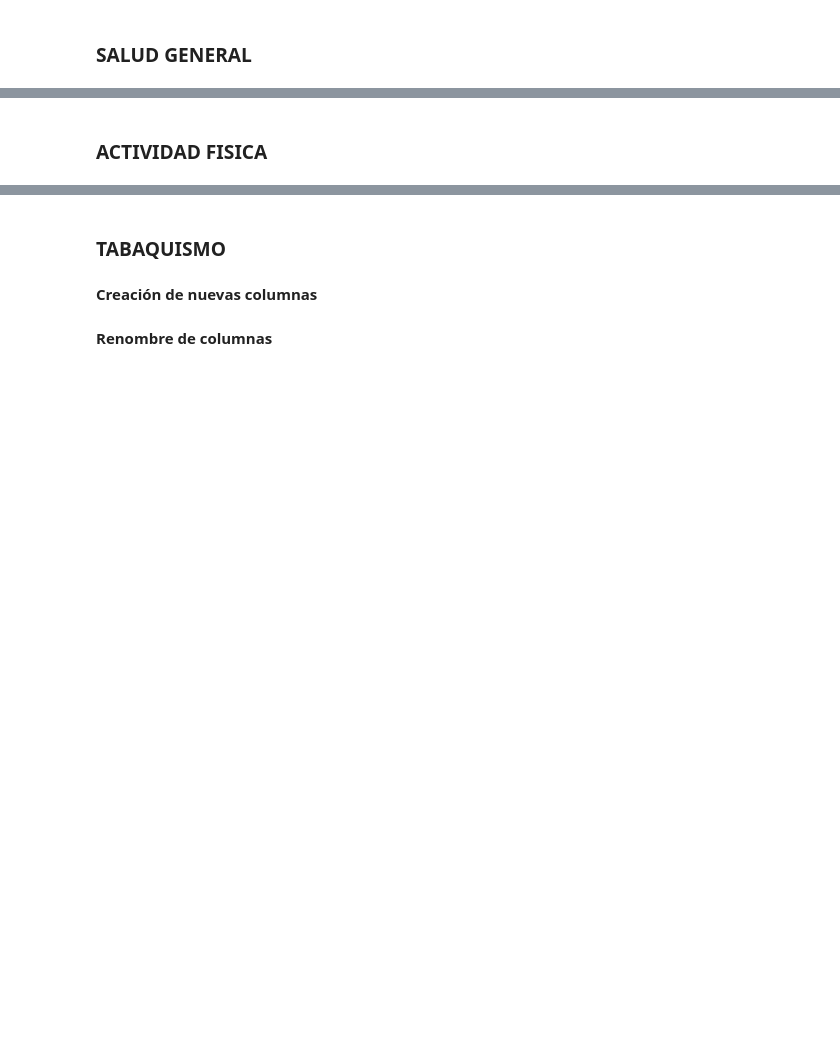
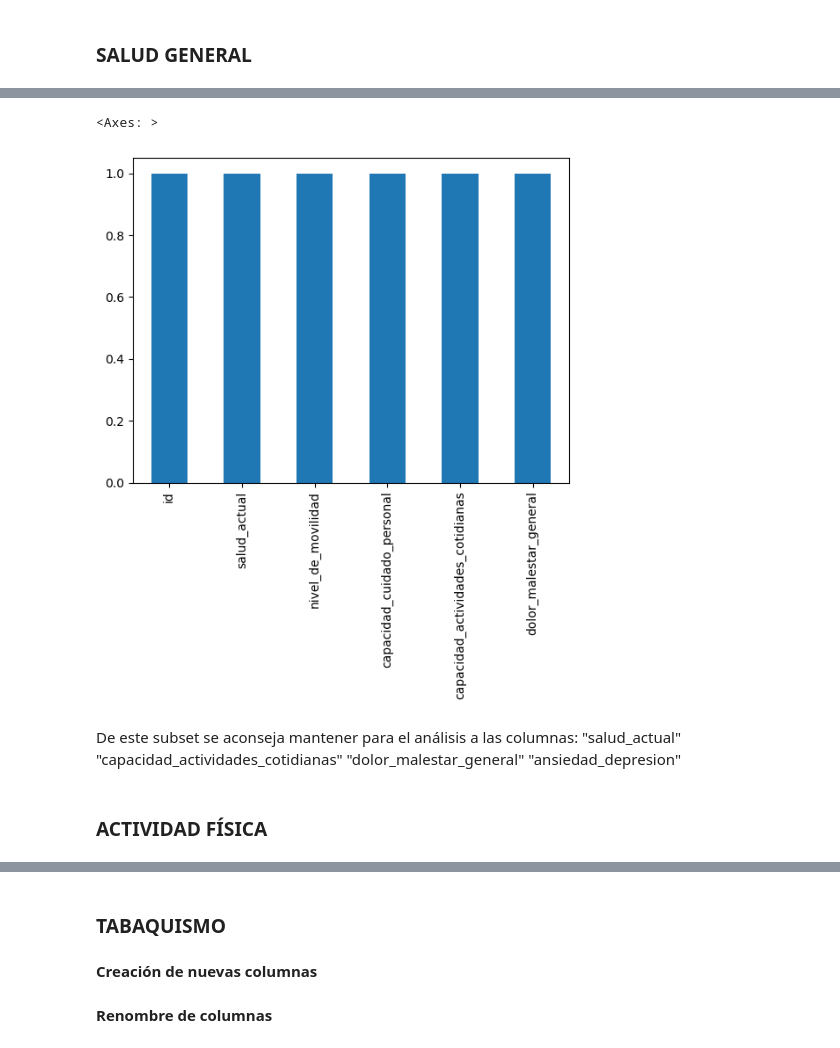
Before and after one commit to Data-Science-YPF/factores_riesgo, a Jupyter notebook: acondicionamiento.ipynb, the cells around one changed output, grey strips where cells are left out. Saved outputs shown, nothing was run; the diff lists cells and outputs as text; code cells hidden in the pictures; blank space fills up the shorter version.

```diff
--- a/acondicionamiento.ipynb
+++ b/acondicionamiento.ipynb
@@ -149,8 +153,22 @@ salud_raw.head()
 | 2 | 6874130 | 2 | 1 | 1 | 1 | ... |
 | 3 | 10319375 | 3 | 1 | 1 | 1 | ... |
 | 4 | 11140857 | 3 | 1 | 1 | 1 | ... |
+# %%
+#análisis de nulos en el subset SALUD GENERAL
+#Análisis gráfico de la composición de no nulos en cada columna
+a1_salud=(salud_raw.notna().sum(axis = 0)  /  len(salud_raw))
+a1_salud.plot.bar()
+# %% [output]
+<Axes: >
+[figure, added]
+# %% [markdown]
+De este subset se aconseja mantener para el análisis a las columnas:
+"salud_actual"
+"capacidad_actividades_cotidianas"
+"dolor_malestar_general"
+"ansiedad_depresion"
 # %% [markdown]
-### ACTIVIDAD FISICA
+### ACTIVIDAD FÍSICA
 # %%
 # Renombre de columnas
 actividad_fisica_raw.rename(columns = {
```
Also changed, not shown: parts of 56 cells of this notebook.
